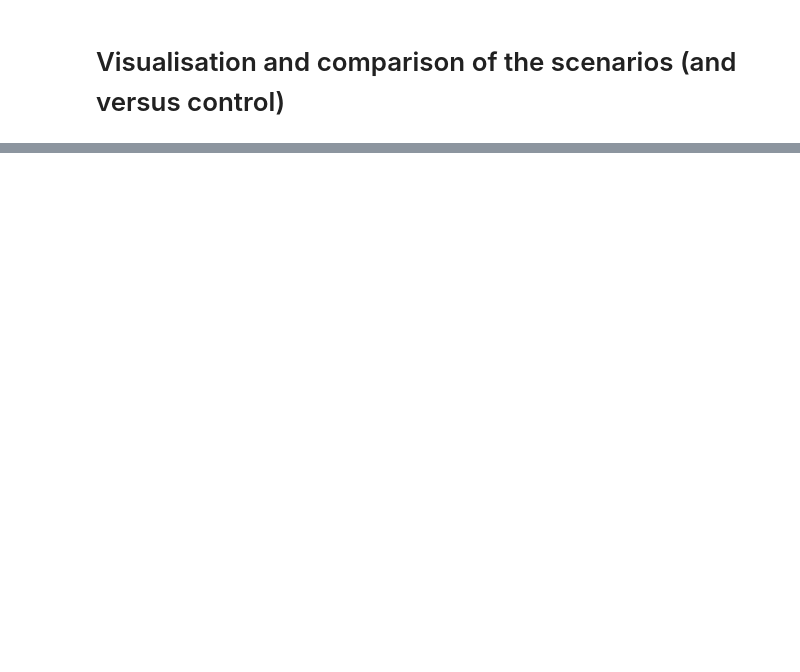
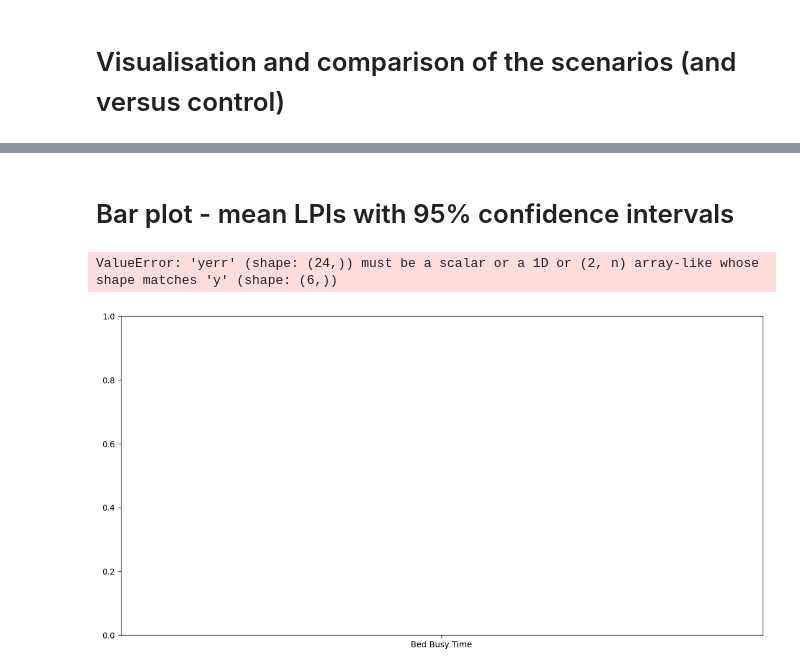
Before and after one commit to chigvintseva/UniProject-simulation-techniques, a Jupyter notebook: main.ipynb, the cells around one changed output, grey strips where cells are left out. Drawn from its saved outputs; the diff is of its cells as text; code cells hidden in the pictures; blank space fills up the shorter version.

```diff
--- a/main.ipynb
+++ b/main.ipynb
@@ -861,0 +1004,24 @@ Diagnostic Room Utilization: 33.46% average utilization
+# %% [markdown]
+# Bar plot - mean LPIs with 95% confidence intervals
+# %%
+# Filter KPIs for numeric means comparison (exclude Diverted Patients)
+mean_kpis = summary_df[~summary_df['KPI'].isin(['Diverted Patients'])]
+
+plt.figure(figsize=(14,7))
+sns.barplot(
+    data=mean_kpis, x='KPI', y='Mean', hue='Scenario',
+    palette='Pastel1', capsize=0.1,
+    err_kws={'color': 'gray'},
+    yerr=(mean_kpis['95% CI Upper'] - mean_kpis['Mean']).fillna(0)
+)
+plt.title('Mean KPI Comparison Across Scenarios with 95% Confidence Intervals', fontsize=18)
+plt.ylabel('Mean Value (hours)')
+plt.xlabel('KPI')
+plt.legend(title='Scenario', loc='upper right')
+plt.xticks(rotation=45)
+plt.grid(axis='y', linestyle='--', alpha=0.7)
+plt.tight_layout()
+plt.show()
+# %% [output]
+ValueError: 'yerr' (shape: (24,)) must be a scalar or a 1D or (2, n) array-like whose shape matches 'y' (shape: (6,))
+[figure, added]
```
Also changed, not shown: parts of 6 cells of this notebook.
